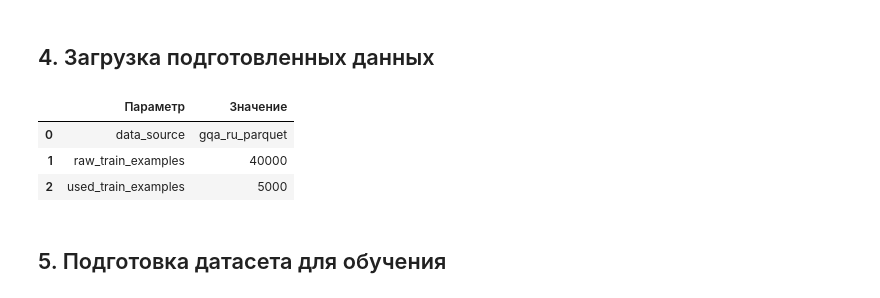
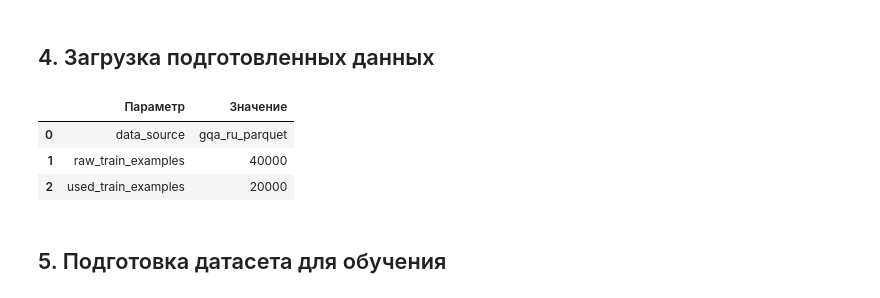
Before and after one commit to Dezurn/vk-vision-language-vqa, a Jupyter notebook: notebooks/train_lora_qwen.ipynb, the cells around one changed output. Cells and saved outputs as stored; diff of their text form; code cells hidden in the pictures.

```diff
--- a/notebooks/train_lora_qwen.ipynb
+++ b/notebooks/train_lora_qwen.ipynb
@@ -77,26 +77,27 @@ DATA_PATH = PROJECT_ROOT / "data" / "processed" / "train.jsonl"
 GQA_TRAIN_INSTRUCTIONS_DIR = DATA_DIR / "train_balanced_instructions"
 GQA_TRAIN_IMAGES_DIR = DATA_DIR / "train_balanced_images"
 
-OUTPUT_DIR = PROJECT_ROOT / "outputs" / "qwen_lora_adapter"
-CHECKPOINT_DIR = PROJECT_ROOT / "checkpoints" / "qwen_lora_training"
-LOG_DIR = PROJECT_ROOT / "logs" / "qwen_lora_training"
+OUTPUT_DIR = PROJECT_ROOT / "outputs" / "qwen_lora_adapter_3"
+CHECKPOINT_DIR = PROJECT_ROOT / "checkpoints" / "qwen_lora_training_v3"
+LOG_DIR = PROJECT_ROOT / "logs" / "qwen_lora_training_v3"
 for directory in [OUTPUT_DIR, CHECKPOINT_DIR, LOG_DIR]:
     directory.mkdir(parents=True, exist_ok=True)
 
 SEED = 42
-MAX_TRAIN_SAMPLES = 5000
-MAX_LENGTH = 512
+MAX_TRAIN_SAMPLES = 20000
+MAX_LENGTH = 3072
 MIN_PIXELS = 256 * 28 * 28
-MAX_PIXELS = 384 * 28 * 28
+MAX_PIXELS = 512  * 28 * 28
 GRADIENT_CHECKPOINTING = True
 
-PROMPT_TEMPLATE = """Answer the question using only the image. Give a short answer.
-Question: {question}
-Answer:"""
+PROMPT_TEMPLATE = """Ответь на вопрос, используя изображение.
+Дай только краткий ответ без объяснений.
+Вопрос: {question}
+Ответ:"""
 
 DAGSHUB_REPO_OWNER = "your_username"
 DAGSHUB_REPO_NAME = "vk-vision-language-vqa"
-MLFLOW_EXPERIMENT_NAME = "qwen_lora_training"
+MLFLOW_EXPERIMENT_NAME = "qwen_lora_training_v3"
 MLFLOW_TRACKING_URI = f"https://dagshub.com/{DAGSHUB_REPO_OWNER}/{DAGSHUB_REPO_NAME}.mlflow"
 
 set_seed(SEED)
@@ -328,35 +329,44 @@ def load_training_dataset():
             "instructions_dir": str(GQA_TRAIN_INSTRUCTIONS_DIR),
             "images_dir": str(GQA_TRAIN_IMAGES_DIR),
         }
         return dataset, source_info
 
     dataset = JsonlVQADataset(DATA_PATH, PROJECT_ROOT, DATA_DIR)
     source_info = {
         "data_source": "jsonl",
         "data_path": str(DATA_PATH),
     }
     return dataset, source_info
 
 
 raw_train_dataset, DATA_SOURCE_INFO = load_training_dataset()
 
 if MAX_TRAIN_SAMPLES is not None:
     sample_size = min(MAX_TRAIN_SAMPLES, len(raw_train_dataset))
-    train_dataset = Subset(raw_train_dataset, range(sample_size))
+    generator = torch.Generator().manual_seed(SEED)
+    indices = torch.randperm(
+        len(raw_train_dataset),
+        generator=generator,
+    ).tolist()
+
+    if MAX_TRAIN_SAMPLES is not None:
+        indices = indices[:MAX_TRAIN_SAMPLES]
+
+    train_dataset = Subset(raw_train_dataset, indices)
 else:
     train_dataset = raw_train_dataset
 
 load_df = pd.DataFrame([
     {"Параметр": "data_source", "Значение": DATA_SOURCE_INFO["data_source"]},
     {"Параметр": "raw_train_examples", "Значение": len(raw_train_dataset)},
     {"Параметр": "used_train_examples", "Значение": len(train_dataset)},
 ])
 display(load_df)
 # %% [output]
 |  | Параметр | Значение |
 | 0 | data_source | gqa_ru_parquet |
 | 1 | raw_train_examples | 40000 |
-| 2 | used_train_examples | 5000 |
+| 2 | used_train_examples | 20000 |
 # %% [markdown]
 ## 5. Подготовка датасета для обучения
 # %%
```
Also changed, not shown: parts of 5 cells of this notebook, 3 other files.
